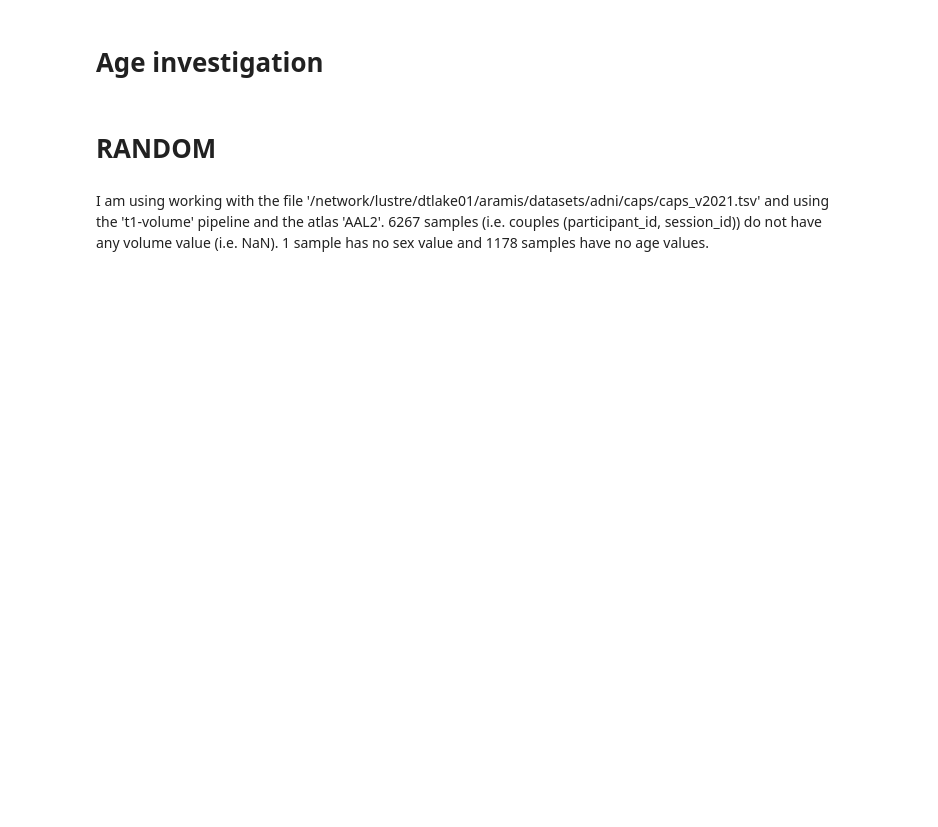
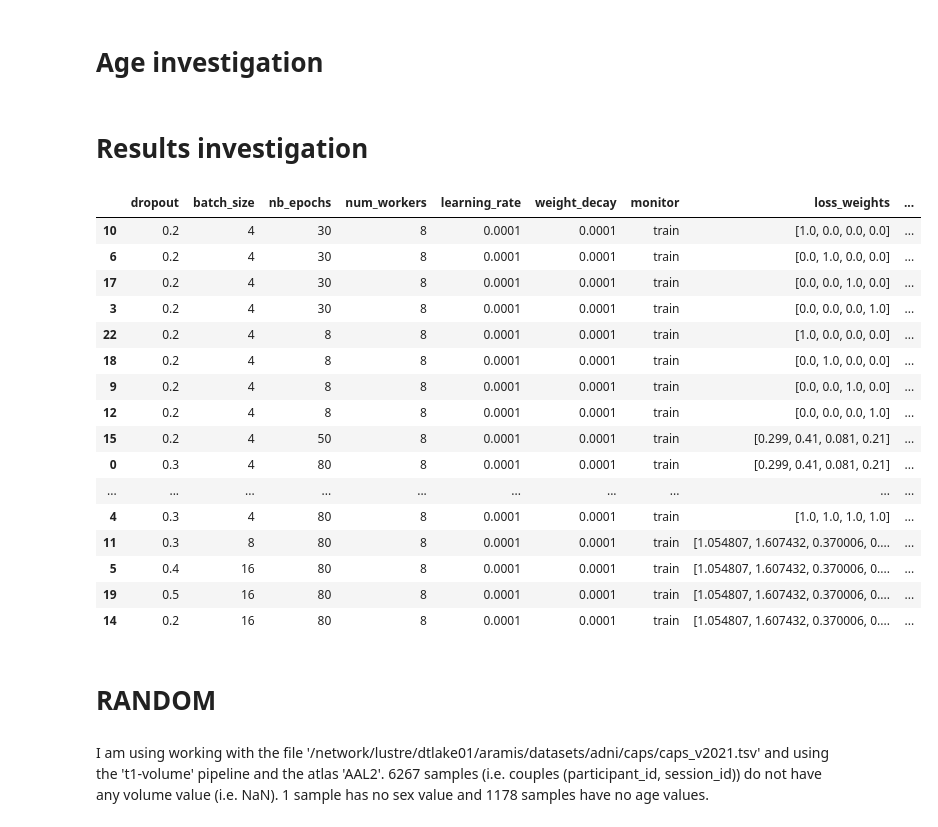
Before and after one commit to cosasha97/interpretability-dl-ndd, a Jupyter notebook: experiments.ipynb, the cells around one changed output. Cells and saved outputs as stored; diff of their text form; code cells hidden in the pictures; blank space fills up the shorter version.

```diff
--- a/experiments.ipynb
+++ b/experiments.ipynb
@@ -301,3 +248,7 @@ len(data_train)
+# %%
+sample = data_train[0]
+img = sample['image'].float()
+img.shape
 # %%
 # load model
 saved_data = torch.load(os.path.join(path, 'test_best_model.pt'))
@@ -620,6 +696,37 @@ plt.hist(training_df.age, label='training')
 plt.hist(valid_df.age, label='validation')
 plt.xlabel('age')
 plt.legend()
+# %% [markdown]
+# Results investigation
+# %%
+absolute_path = '/network/lustre/dtlake01/aramis/users/sasha.collin/interpretability-dl-ndd/results/models'
+models = [ model for model in os.listdir(absolute_path) if 'model' in model ]
+dicts = []
+for model in models:
+    f = open(os.path.join(absolute_path, model, 'commandline.json'),)
+    d = json.load(f)
+    d.update({'model': int(model[6:])})
+    dicts.append(d)
+parameters = pd.DataFrame(dicts)
+parameters.sort_values('model')
+# %% [output]
+|  | dropout | batch_size | nb_epochs | num_workers | learning_rate | weight_decay | monitor | loss_weights | ... |
+| 10 | 0.2 | 4 | 30 | 8 | 0.0001 | 0.0001 | train | [1.0, 0.0, 0.0, 0.0] | ... |
+| 6 | 0.2 | 4 | 30 | 8 | 0.0001 | 0.0001 | train | [0.0, 1.0, 0.0, 0.0] | ... |
+| 17 | 0.2 | 4 | 30 | 8 | 0.0001 | 0.0001 | train | [0.0, 0.0, 1.0, 0.0] | ... |
+| 3 | 0.2 | 4 | 30 | 8 | 0.0001 | 0.0001 | train | [0.0, 0.0, 0.0, 1.0] | ... |
+| 22 | 0.2 | 4 | 8 | 8 | 0.0001 | 0.0001 | train | [1.0, 0.0, 0.0, 0.0] | ... |
+| 18 | 0.2 | 4 | 8 | 8 | 0.0001 | 0.0001 | train | [0.0, 1.0, 0.0, 0.0] | ... |
+| 9 | 0.2 | 4 | 8 | 8 | 0.0001 | 0.0001 | train | [0.0, 0.0, 1.0, 0.0] | ... |
+| 12 | 0.2 | 4 | 8 | 8 | 0.0001 | 0.0001 | train | [0.0, 0.0, 0.0, 1.0] | ... |
+| 15 | 0.2 | 4 | 50 | 8 | 0.0001 | 0.0001 | train | [0.299, 0.41, 0.081, 0.21] | ... |
+| 0 | 0.3 | 4 | 80 | 8 | 0.0001 | 0.0001 | train | [0.299, 0.41, 0.081, 0.21] | ... |
+| ... | ... | ... | ... | ... | ... | ... | ... | ... | ... |
+| 4 | 0.3 | 4 | 80 | 8 | 0.0001 | 0.0001 | train | [1.0, 1.0, 1.0, 1.0] | ... |
+| 11 | 0.3 | 8 | 80 | 8 | 0.0001 | 0.0001 | train | [1.054807, 1.607432, 0.370006, 0.... | ... |
+| 5 | 0.4 | 16 | 80 | 8 | 0.0001 | 0.0001 | train | [1.054807, 1.607432, 0.370006, 0.... | ... |
+| 19 | 0.5 | 16 | 80 | 8 | 0.0001 | 0.0001 | train | [1.054807, 1.607432, 0.370006, 0.... | ... |
+| 14 | 0.2 | 16 | 80 | 8 | 0.0001 | 0.0001 | train | [1.054807, 1.607432, 0.370006, 0.... | ... |
 # %% [markdown]
 # RANDOM
 # %% [markdown]
```
Also changed, not shown: parts of 44 cells of this notebook, 3 other files.
